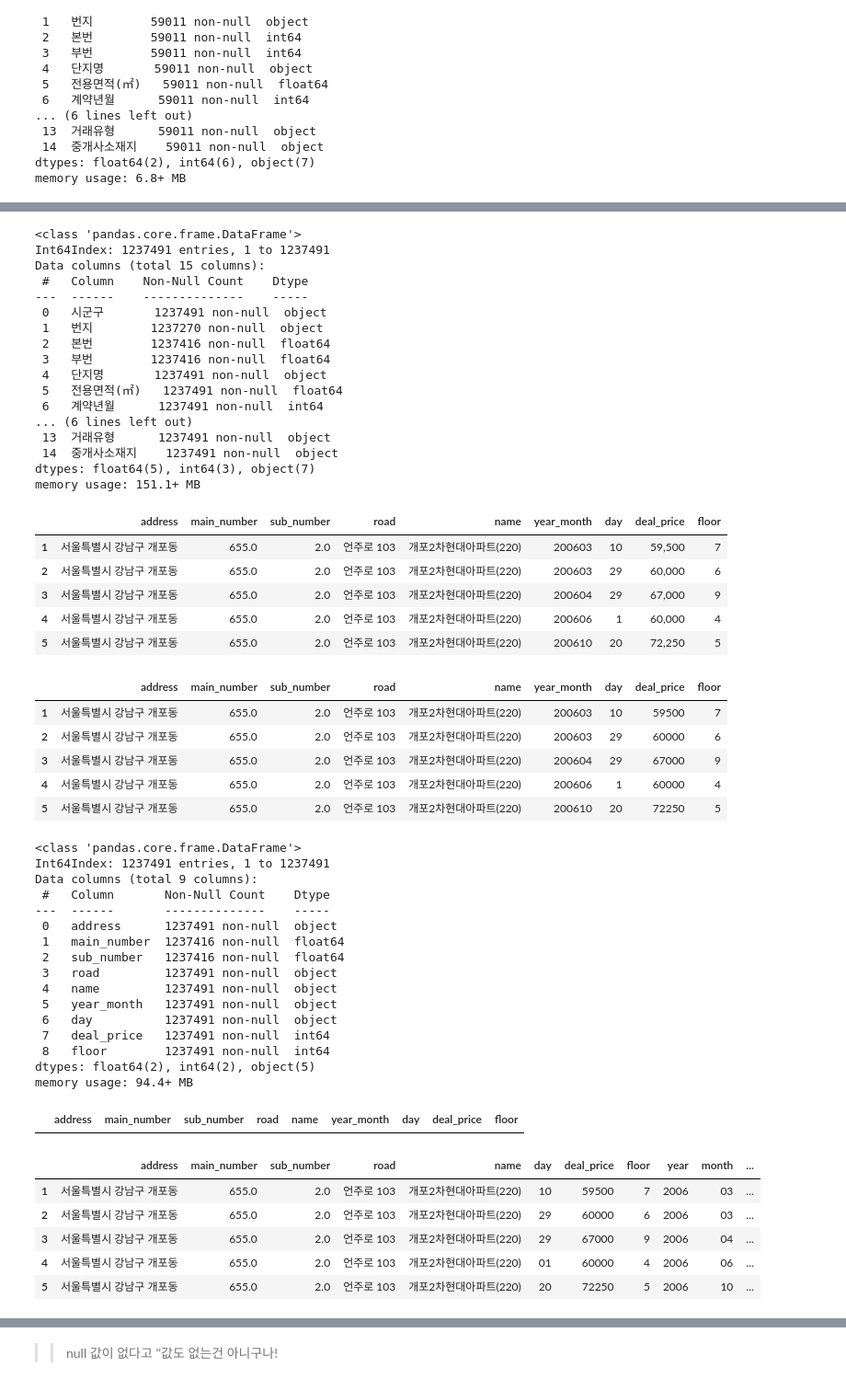
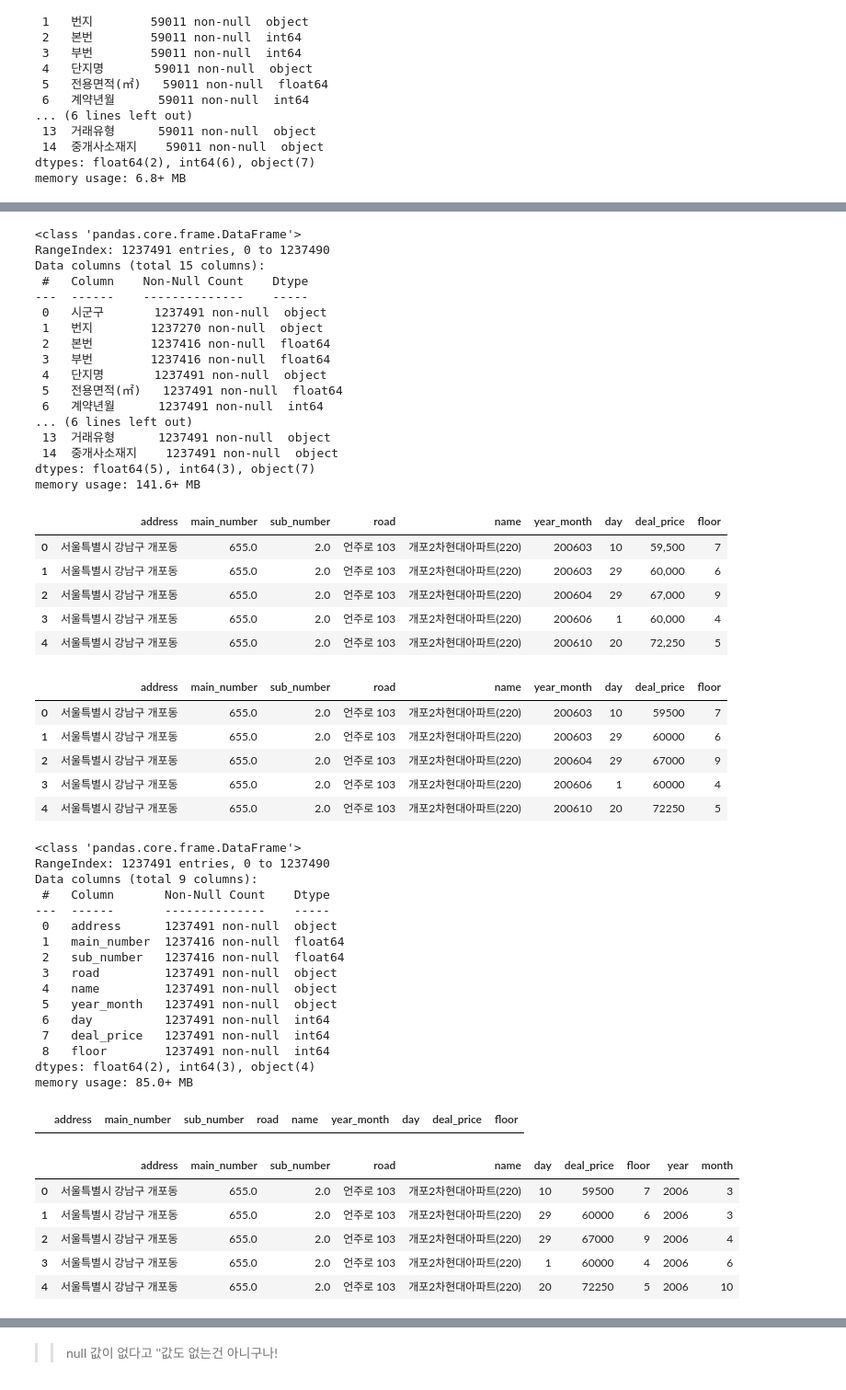
Before and after one commit to Ryong1998/house_price, a Jupyter notebook: apartment_deal.ipynb, the cells around one changed output, grey strips where cells are left out. Shown at 92% size. Cells and saved outputs as stored; diff of their text form; code cells hidden in the pictures.

```diff
--- a/apartment_deal.ipynb
+++ b/apartment_deal.ipynb
@@ -35,5 +35,6 @@ memory usage: 6.8+ MB
 df_default = df_list[0]
 for df_csv in df_list[1:]:
     df_default = pd.concat([df_default, df_csv], axis=0)
+df_default.reset_index(drop=True, inplace=True) # concat으로 합쳐질 때 인덱스 재설정
 df_default.loc[1] # 여러 데이터프레임들을 바로 합친거여서 인덱스가 겹치는 것들이 생김
 # %% [output]
@@ -58,4 +56,0 @@ df_default.loc[1] # 여러 데이터프레임들을 바로 합친거여서 인
-# %%
-# 인덱스를 따로 설정
-df_default.index = [x for x in range(1, len(df_default.values)+1)]
-df_default.loc[1]
@@ -89,7 +67,7 @@ df_default.head() # 기본 정보 파악
 df_default.info() # 데이터프레임 합친 결과 확인
 # %% [output]
 <class 'pandas.core.frame.DataFrame'>
-Int64Index: 1237491 entries, 1 to 1237491
+RangeIndex: 1237491 entries, 0 to 1237490
 Data columns (total 15 columns):
  #   Column    Non-Null Count    Dtype
 ---  ------    --------------    -----
@@ -104,7 +82,7 @@ Data columns (total 15 columns):
  13  거래유형      1237491 non-null  object
  14  중개사소재지    1237491 non-null  object
 dtypes: float64(5), int64(3), object(7)
-memory usage: 151.1+ MB
+memory usage: 141.6+ MB
 # %%
 # 사용할 컬럼들만 거르고 컬럼명 영어로 치환 - null 값이 없는 컬럼들만 선택
 # 번지, 본번, 부번은 null 값들이 있음
@@ -113,28 +91,28 @@ df_default.columns = ['address','main_number','sub_number','road','name','year_m
 df_default.head() # 잘 걸러졌는지 확인
 # %% [output]
 |  | address | main_number | sub_number | road | name | year_month | day | deal_price | floor |
-| 1 | 서울특별시 강남구 개포동 | 655.0 | 2.0 | 언주로 103 | 개포2차현대아파트(220) | 200603 | 10 | 59,500 | 7 |
-| 2 | 서울특별시 강남구 개포동 | 655.0 | 2.0 | 언주로 103 | 개포2차현대아파트(220) | 200603 | 29 | 60,000 | 6 |
-| 3 | 서울특별시 강남구 개포동 | 655.0 | 2.0 | 언주로 103 | 개포2차현대아파트(220) | 200604 | 29 | 67,000 | 9 |
-| 4 | 서울특별시 강남구 개포동 | 655.0 | 2.0 | 언주로 103 | 개포2차현대아파트(220) | 200606 | 1 | 60,000 | 4 |
-| 5 | 서울특별시 강남구 개포동 | 655.0 | 2.0 | 언주로 103 | 개포2차현대아파트(220) | 200610 | 20 | 72,250 | 5 |
+| 0 | 서울특별시 강남구 개포동 | 655.0 | 2.0 | 언주로 103 | 개포2차현대아파트(220) | 200603 | 10 | 59,500 | 7 |
+| 1 | 서울특별시 강남구 개포동 | 655.0 | 2.0 | 언주로 103 | 개포2차현대아파트(220) | 200603 | 29 | 60,000 | 6 |
+| 2 | 서울특별시 강남구 개포동 | 655.0 | 2.0 | 언주로 103 | 개포2차현대아파트(220) | 200604 | 29 | 67,000 | 9 |
+| 3 | 서울특별시 강남구 개포동 | 655.0 | 2.0 | 언주로 103 | 개포2차현대아파트(220) | 200606 | 1 | 60,000 | 4 |
+| 4 | 서울특별시 강남구 개포동 | 655.0 | 2.0 | 언주로 103 | 개포2차현대아파트(220) | 200610 | 20 | 72,250 | 5 |
 # %%
-# 타입 변경을 통해서 year_month, day 타입 str로 변경
-df_default["deal_price"] = df_default["deal_price"].str.replace(",", "")
-df = df_default.astype({'year_month':'str','day':'str','deal_price':'int64'}).copy()
+# 타입 변경을 통해서 year_month, day 타입 변경
+df_default["deal_price"] = df_default["deal_price"].str.replace(",", "") # 'deal_price'에서 ','가 들어있는 부분 제거
+df = df_default.astype({'year_month':'str','day':'int64','deal_price':'int64'}).copy()
 df.head() # 형태가 변경된거 확인
 # %% [output]
 |  | address | main_number | sub_number | road | name | year_month | day | deal_price | floor |
-| 1 | 서울특별시 강남구 개포동 | 655.0 | 2.0 | 언주로 103 | 개포2차현대아파트(220) | 200603 | 10 | 59500 | 7 |
-| 2 | 서울특별시 강남구 개포동 | 655.0 | 2.0 | 언주로 103 | 개포2차현대아파트(220) | 200603 | 29 | 60000 | 6 |
-| 3 | 서울특별시 강남구 개포동 | 655.0 | 2.0 | 언주로 103 | 개포2차현대아파트(220) | 200604 | 29 | 67000 | 9 |
-| 4 | 서울특별시 강남구 개포동 | 655.0 | 2.0 | 언주로 103 | 개포2차현대아파트(220) | 200606 | 1 | 60000 | 4 |
-| 5 | 서울특별시 강남구 개포동 | 655.0 | 2.0 | 언주로 103 | 개포2차현대아파트(220) | 200610 | 20 | 72250 | 5 |
+| 0 | 서울특별시 강남구 개포동 | 655.0 | 2.0 | 언주로 103 | 개포2차현대아파트(220) | 200603 | 10 | 59500 | 7 |
+| 1 | 서울특별시 강남구 개포동 | 655.0 | 2.0 | 언주로 103 | 개포2차현대아파트(220) | 200603 | 29 | 60000 | 6 |
+| 2 | 서울특별시 강남구 개포동 | 655.0 | 2.0 | 언주로 103 | 개포2차현대아파트(220) | 200604 | 29 | 67000 | 9 |
+| 3 | 서울특별시 강남구 개포동 | 655.0 | 2.0 | 언주로 103 | 개포2차현대아파트(220) | 200606 | 1 | 60000 | 4 |
+| 4 | 서울특별시 강남구 개포동 | 655.0 | 2.0 | 언주로 103 | 개포2차현대아파트(220) | 200610 | 20 | 72250 | 5 |
 # %%
 df.info() # 타입 및 null 확인 -> main_number와 sub_number에 null 값들이 있다
 # %% [output]
 <class 'pandas.core.frame.DataFrame'>
-Int64Index: 1237491 entries, 1 to 1237491
+RangeIndex: 1237491 entries, 0 to 1237490
 Data columns (total 9 columns):
  #   Column       Non-Null Count    Dtype
 ---  ------       --------------    -----
@@ -144,11 +122,11 @@ Data columns (total 9 columns):
  3   road         1237491 non-null  object
  4   name         1237491 non-null  object
  5   year_month   1237491 non-null  object
- 6   day          1237491 non-null  object
+ 6   day          1237491 non-null  int64
  7   deal_price   1237491 non-null  int64
  8   floor        1237491 non-null  int64
-dtypes: float64(2), int64(2), object(5)
-memory usage: 94.4+ MB
+dtypes: float64(2), int64(3), object(4)
+memory usage: 85.0+ MB
 # %%
 # 'main_number'혹은 'sub_number'이 null 인데 'road'도 null 인 값을 확인 -> 없음
 # 즉, 'road가 정보가 더욱 많음'
@@ -158,18 +136,17 @@ df[((df['main_number'].isnull()) |(df['sub_number'].isnull())) &(df['road'].isnu
 # %%
 # 연도 및 날짜 분리 및 생성
 df['year'] = df['year_month'].str[0:4] # 연,월 합쳐져 있는 컬럼에서 연도만 추출
 df['month'] = df['year_month'].str[4:] # 연,월 합쳐져 있는 컬럼에서 월만 추출
-df.loc[df["day"].str.len()==1,"day"]='0'+df.loc[df["day"].str.len()==1,"day"] # 일이 있는 컬럼에서 1자리 숫자인 경우 앞에 0을 추가
-df['date'] = pd.to_datetime(df['year']+df['month']+df['day']) # 일자들을 합쳐서 date 컬럼 생성
+df = df.astype({'year':'int64','month':'int64'})
 df = df.drop(['year_month'], axis=1) # 사용 안하는 컬럼들 제거
 df.head()
 # %% [output]
-|  | address | main_number | sub_number | road | name | day | deal_price | floor | year | month | ... |
-| 1 | 서울특별시 강남구 개포동 | 655.0 | 2.0 | 언주로 103 | 개포2차현대아파트(220) | 10 | 59500 | 7 | 2006 | 03 | ... |
-| 2 | 서울특별시 강남구 개포동 | 655.0 | 2.0 | 언주로 103 | 개포2차현대아파트(220) | 29 | 60000 | 6 | 2006 | 03 | ... |
-| 3 | 서울특별시 강남구 개포동 | 655.0 | 2.0 | 언주로 103 | 개포2차현대아파트(220) | 29 | 67000 | 9 | 2006 | 04 | ... |
-| 4 | 서울특별시 강남구 개포동 | 655.0 | 2.0 | 언주로 103 | 개포2차현대아파트(220) | 01 | 60000 | 4 | 2006 | 06 | ... |
-| 5 | 서울특별시 강남구 개포동 | 655.0 | 2.0 | 언주로 103 | 개포2차현대아파트(220) | 20 | 72250 | 5 | 2006 | 10 | ... |
+|  | address | main_number | sub_number | road | name | day | deal_price | floor | year | month |
+| 0 | 서울특별시 강남구 개포동 | 655.0 | 2.0 | 언주로 103 | 개포2차현대아파트(220) | 10 | 59500 | 7 | 2006 | 3 |
+| 1 | 서울특별시 강남구 개포동 | 655.0 | 2.0 | 언주로 103 | 개포2차현대아파트(220) | 29 | 60000 | 6 | 2006 | 3 |
+| 2 | 서울특별시 강남구 개포동 | 655.0 | 2.0 | 언주로 103 | 개포2차현대아파트(220) | 29 | 67000 | 9 | 2006 | 4 |
+| 3 | 서울특별시 강남구 개포동 | 655.0 | 2.0 | 언주로 103 | 개포2차현대아파트(220) | 1 | 60000 | 4 | 2006 | 6 |
+| 4 | 서울특별시 강남구 개포동 | 655.0 | 2.0 | 언주로 103 | 개포2차현대아파트(220) | 20 | 72250 | 5 | 2006 | 10 |
 # %%
 df.info()
 # %% [output]
```
Also changed, not shown: parts of 18 cells of this notebook.
